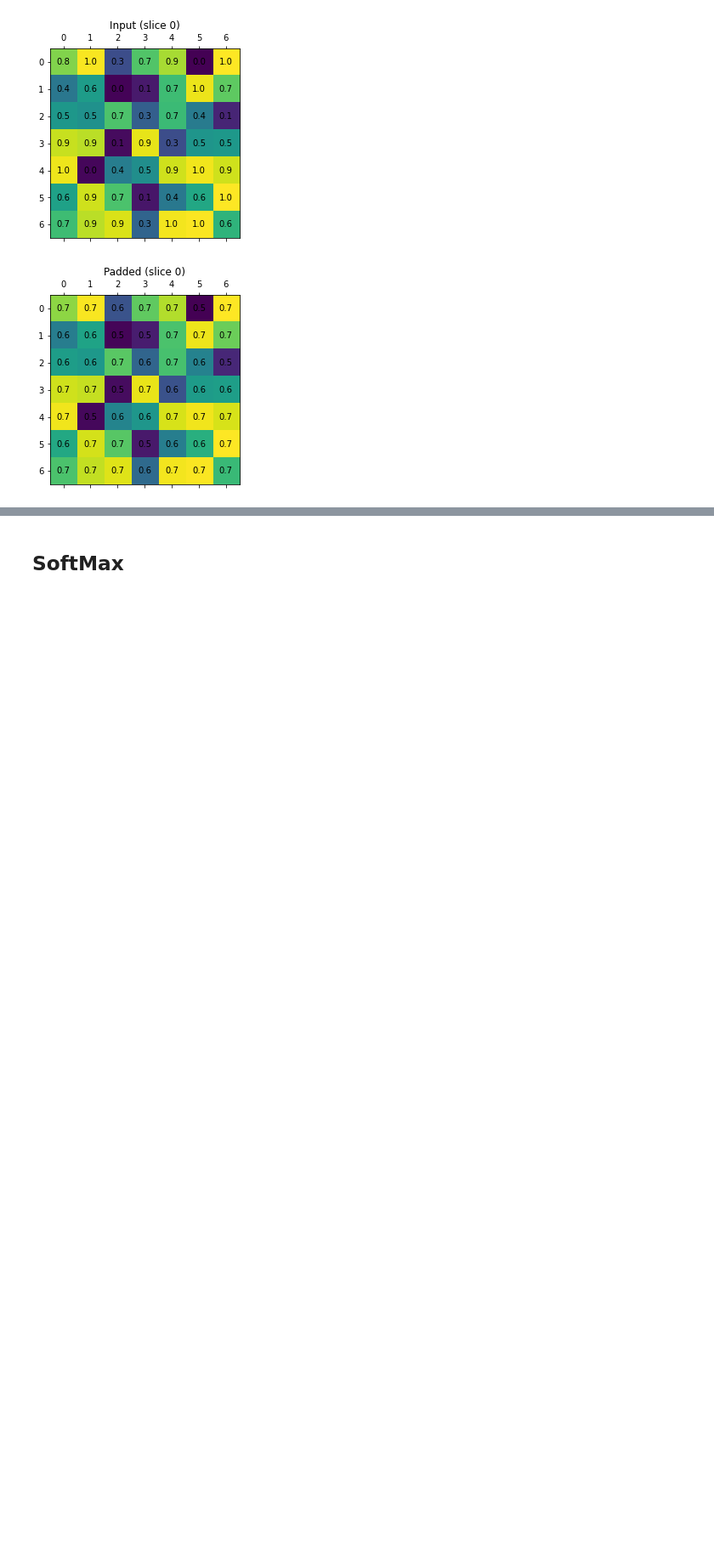
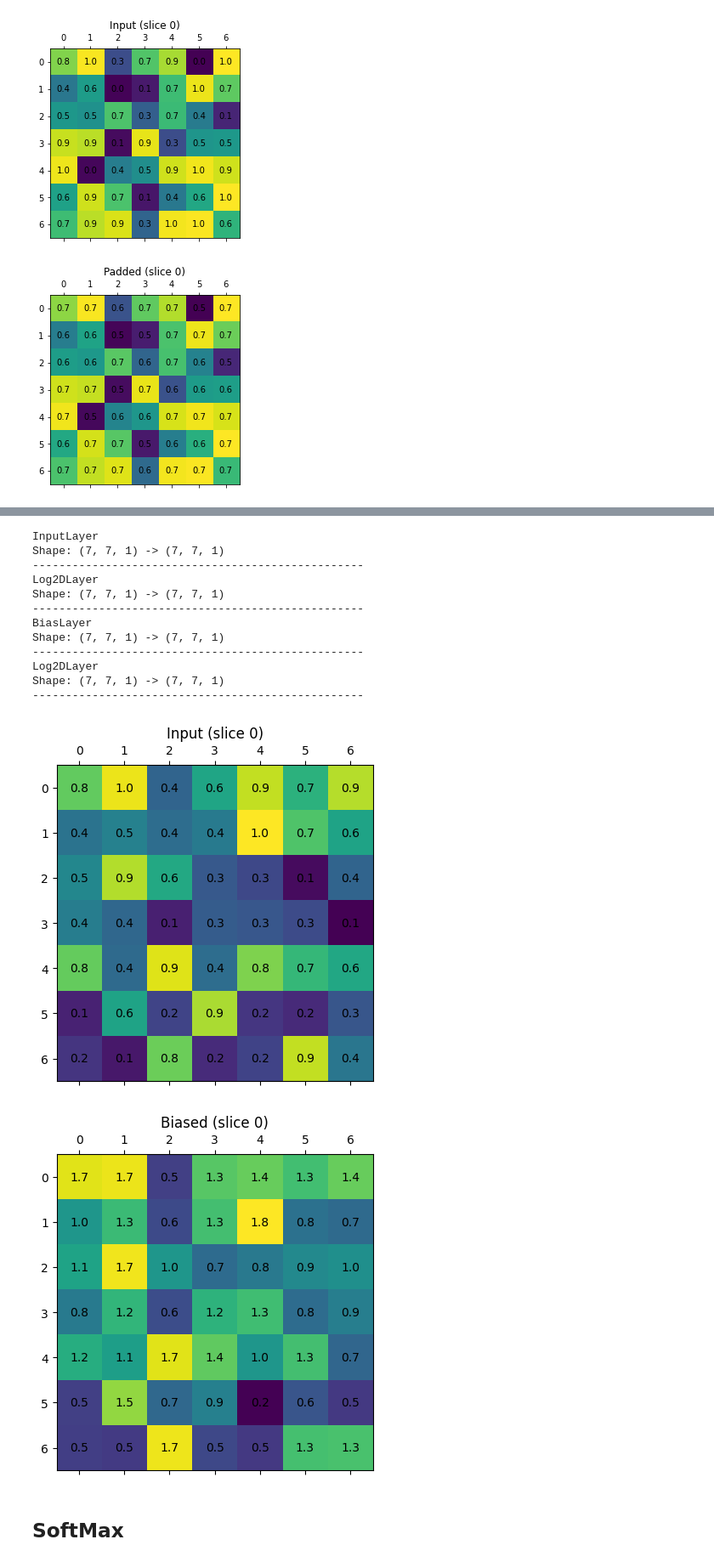
Before and after one commit to klima7/CNN-From-Scratch, a Jupyter notebook: test.ipynb, the cells around one changed output, grey strips where cells are left out. Shown: that part at 85% size. Cells and saved outputs as stored; diff of their text form; code cells hidden in the pictures; blank space fills up the shorter version.

```diff
--- a/test.ipynb
+++ b/test.ipynb
@@ -138,3 +163,29 @@ Shape: (7, 7, 1) -> (7, 7, 1)
+# %%
+layers = [
+    InputLayer((7, 7, 1)),
+    Log2DLayer('Input'),
+    BiasLayer(RandomUniformInitializer()),
+    Log2DLayer('Biased'),
+]
+
+model = NeuralNetwork(layers)
+model.summary()
+model.predict(data2D);
+# %% [output]
+InputLayer
+Shape: (7, 7, 1) -> (7, 7, 1)
+--------------------------------------------------
+Log2DLayer
+Shape: (7, 7, 1) -> (7, 7, 1)
+--------------------------------------------------
+BiasLayer
+Shape: (7, 7, 1) -> (7, 7, 1)
+--------------------------------------------------
+Log2DLayer
+Shape: (7, 7, 1) -> (7, 7, 1)
+--------------------------------------------------
+[figure, added]
+[figure, added]
 # %% [markdown]
 ## SoftMax
 # %%
```
Also changed, not shown: parts of 5 cells of this notebook.
